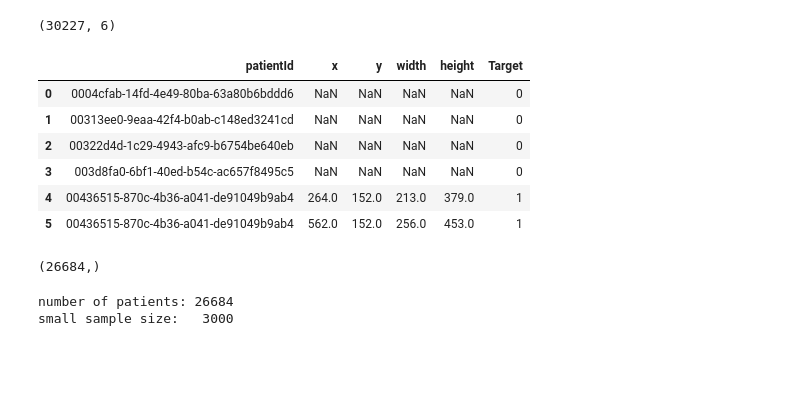
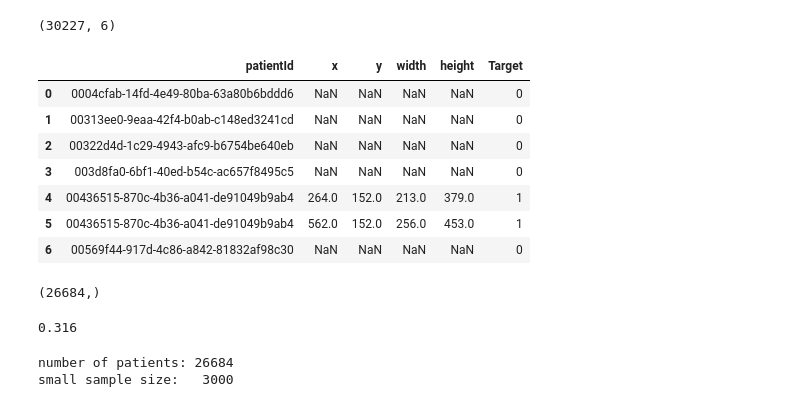
Before and after one commit to scotsun/pneumonia-analyzer, a Jupyter notebook: eda.ipynb, the cells around one changed output. Saved outputs shown, nothing was run; the diff lists cells and outputs as text; code cells hidden in the pictures; blank space fills up the shorter version.

```diff
--- a/eda.ipynb
+++ b/eda.ipynb
@@ -8,20 +12,25 @@ imgs = os.listdir("./pneumonia/images")
 sampls = os.listdir("./pneumonia/samples")
 # %%
 print(annot_df.shape)
-annot_df.head(6)
+annot_df.head(7)
 # %% [output]
 (30227, 6)
 |  | patientId | x | y | width | height | Target |
 | 0 | 0004cfab-14fd-4e49-80ba-63a80b6bddd6 | NaN | NaN | NaN | NaN | 0 |
 | 1 | 00313ee0-9eaa-42f4-b0ab-c148ed3241cd | NaN | NaN | NaN | NaN | 0 |
 | 2 | 00322d4d-1c29-4943-afc9-b6754be640eb | NaN | NaN | NaN | NaN | 0 |
 | 3 | 003d8fa0-6bf1-40ed-b54c-ac657f8495c5 | NaN | NaN | NaN | NaN | 0 |
 | 4 | 00436515-870c-4b36-a041-de91049b9ab4 | 264.0 | 152.0 | 213.0 | 379.0 | 1 |
 | 5 | 00436515-870c-4b36-a041-de91049b9ab4 | 562.0 | 152.0 | 256.0 | 453.0 | 1 |
+| 6 | 00569f44-917d-4c86-a842-81832af98c30 | NaN | NaN | NaN | NaN | 0 |
 # %%
 annot_df['patientId'].unique().shape
 # %% [output]
 (26684,)
+# %%
+annot_df['Target'].mean().round(3)
+# %% [output]
+0.316
 # %%
 print("number of patients:", len(imgs))
 print("small sample size:  ", len(sampls))
```
Also changed, not shown: parts of 7 cells of this notebook, 2 other files.
